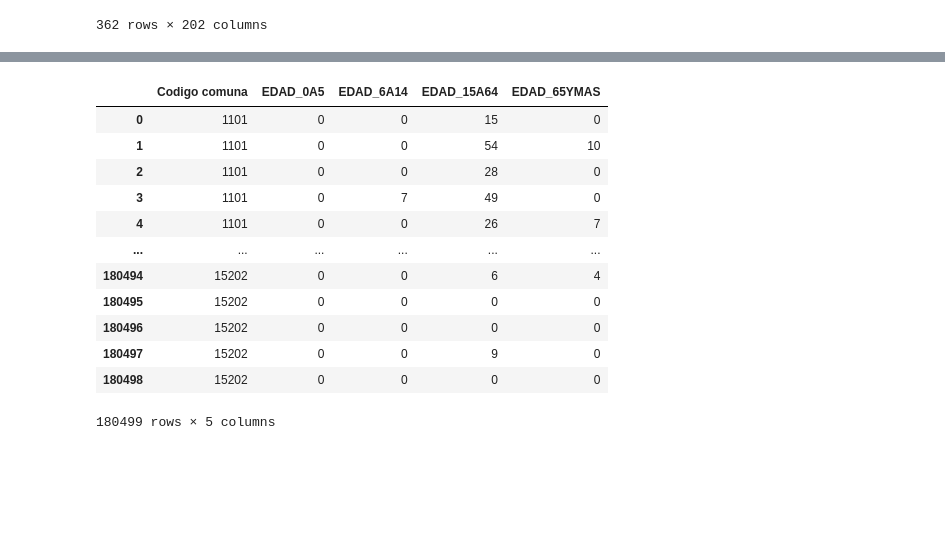
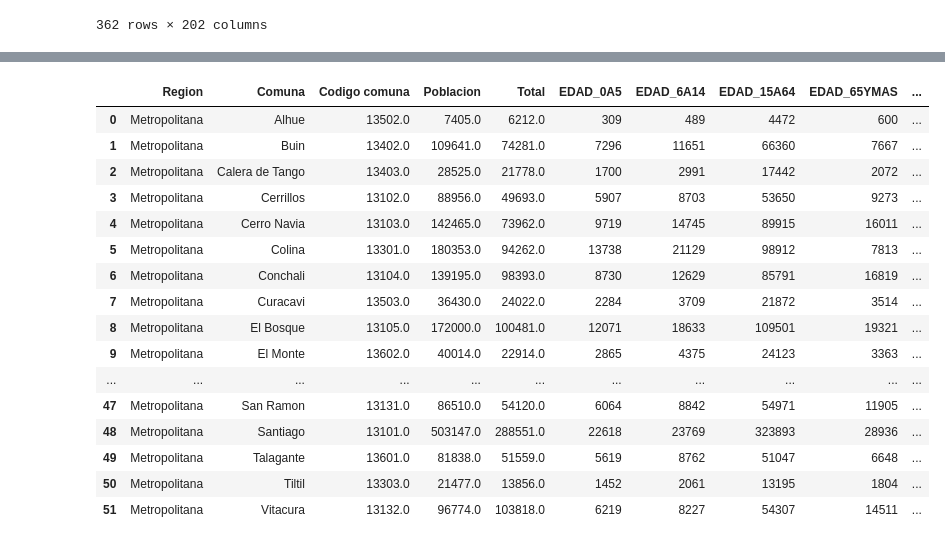
Before and after one commit to VictoriaSilvaA/Tareas, a Jupyter notebook: Tarea 2.ipynb, the cells around one changed output, grey strips where cells are left out. Cells and saved outputs as stored; diff of their text form; code cells hidden in the pictures; blank space fills up the shorter version.

```diff
--- a/Tarea 2.ipynb
+++ b/Tarea 2.ipynb
@@ -167,25 +246,0 @@ data2
-# %%
-type(data2['EDAD_0A5'][4])
-data2['EDAD_0A5'] = pd.to_numeric(data2['EDAD_0A5'])
-data2['EDAD_6A14'] = pd.to_numeric(data2['EDAD_6A14'])
-data2['EDAD_15A64']= pd.to_numeric(data2['EDAD_15A64'])
-data2['EDAD_65YMAS']= pd.to_numeric(data2['EDAD_65YMAS'])
-data1.rename(columns = {'comuna' : 'Codigo comuna'}, inplace = True)
-data2.rename(columns = {'COMUNA' : 'Codigo comuna'}, inplace = True)
-data2
-
-## Se pasa cada columna a numero y asi poder trabajarla
-# %% [output]
-|  | Codigo comuna | EDAD_0A5 | EDAD_6A14 | EDAD_15A64 | EDAD_65YMAS |
-| 0 | 1101 | 0 | 0 | 15 | 0 |
-| 1 | 1101 | 0 | 0 | 54 | 10 |
-| 2 | 1101 | 0 | 0 | 28 | 0 |
-| 3 | 1101 | 0 | 7 | 49 | 0 |
-| 4 | 1101 | 0 | 0 | 26 | 7 |
-| ... | ... | ... | ... | ... | ... |
-| 180494 | 15202 | 0 | 0 | 6 | 4 |
-| 180495 | 15202 | 0 | 0 | 0 | 0 |
-| 180496 | 15202 | 0 | 0 | 0 | 0 |
-| 180497 | 15202 | 0 | 0 | 9 | 0 |
-| 180498 | 15202 | 0 | 0 | 0 | 0 |
-180499 rows × 5 columns
@@ -196,5 +247,23 @@ data2=data2.groupby('Codigo comuna').sum()
 # %%
-Q=pd.merge(RegionM,data2,
-how='inner', on='Codigo comuna')
+W= pd.merge(Q,data1,how='inner', on='Codigo comuna')
+W
 
-## se combinan ambos datos y la nombramos Q
+## se combinan los archivos data1 y Q y la nombramos W
+# %% [output]
+|  | Region | Comuna | Codigo comuna | Poblacion | Total | EDAD_0A5 | EDAD_6A14 | EDAD_15A64 | EDAD_65YMAS | ... |
+| 0 | Metropolitana | Alhue | 13502.0 | 7405.0 | 6212.0 | 309 | 489 | 4472 | 600 | ... |
+| 1 | Metropolitana | Buin | 13402.0 | 109641.0 | 74281.0 | 7296 | 11651 | 66360 | 7667 | ... |
+| 2 | Metropolitana | Calera de Tango | 13403.0 | 28525.0 | 21778.0 | 1700 | 2991 | 17442 | 2072 | ... |
+| 3 | Metropolitana | Cerrillos | 13102.0 | 88956.0 | 49693.0 | 5907 | 8703 | 53650 | 9273 | ... |
+| 4 | Metropolitana | Cerro Navia | 13103.0 | 142465.0 | 73962.0 | 9719 | 14745 | 89915 | 16011 | ... |
+| 5 | Metropolitana | Colina | 13301.0 | 180353.0 | 94262.0 | 13738 | 21129 | 98912 | 7813 | ... |
+| 6 | Metropolitana | Conchali | 13104.0 | 139195.0 | 98393.0 | 8730 | 12629 | 85791 | 16819 | ... |
+| 7 | Metropolitana | Curacavi | 13503.0 | 36430.0 | 24022.0 | 2284 | 3709 | 21872 | 3514 | ... |
+| 8 | Metropolitana | El Bosque | 13105.0 | 172000.0 | 100481.0 | 12071 | 18633 | 109501 | 19321 | ... |
+| 9 | Metropolitana | El Monte | 13602.0 | 40014.0 | 22914.0 | 2865 | 4375 | 24123 | 3363 | ... |
+| ... | ... | ... | ... | ... | ... | ... | ... | ... | ... | ... |
+| 47 | Metropolitana | San Ramon | 13131.0 | 86510.0 | 54120.0 | 6064 | 8842 | 54971 | 11905 | ... |
+| 48 | Metropolitana | Santiago | 13101.0 | 503147.0 | 288551.0 | 22618 | 23769 | 323893 | 28936 | ... |
+| 49 | Metropolitana | Talagante | 13601.0 | 81838.0 | 51559.0 | 5619 | 8762 | 51047 | 6648 | ... |
+| 50 | Metropolitana | Tiltil | 13303.0 | 21477.0 | 13856.0 | 1452 | 2061 | 13195 | 1804 | ... |
+| 51 | Metropolitana | Vitacura | 13132.0 | 96774.0 | 103818.0 | 6219 | 8227 | 54307 | 14511 | ... |
```
Also changed, not shown: parts of 20 cells of this notebook.
